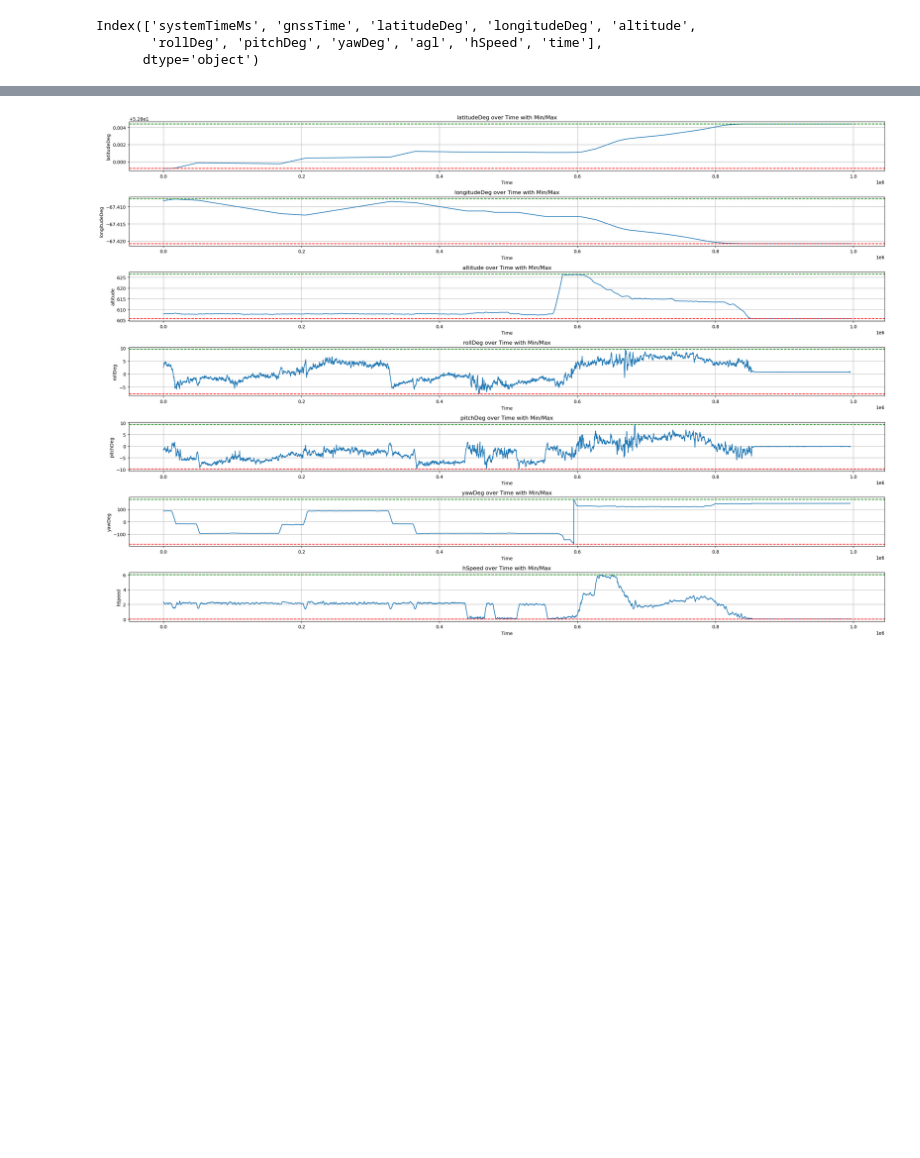
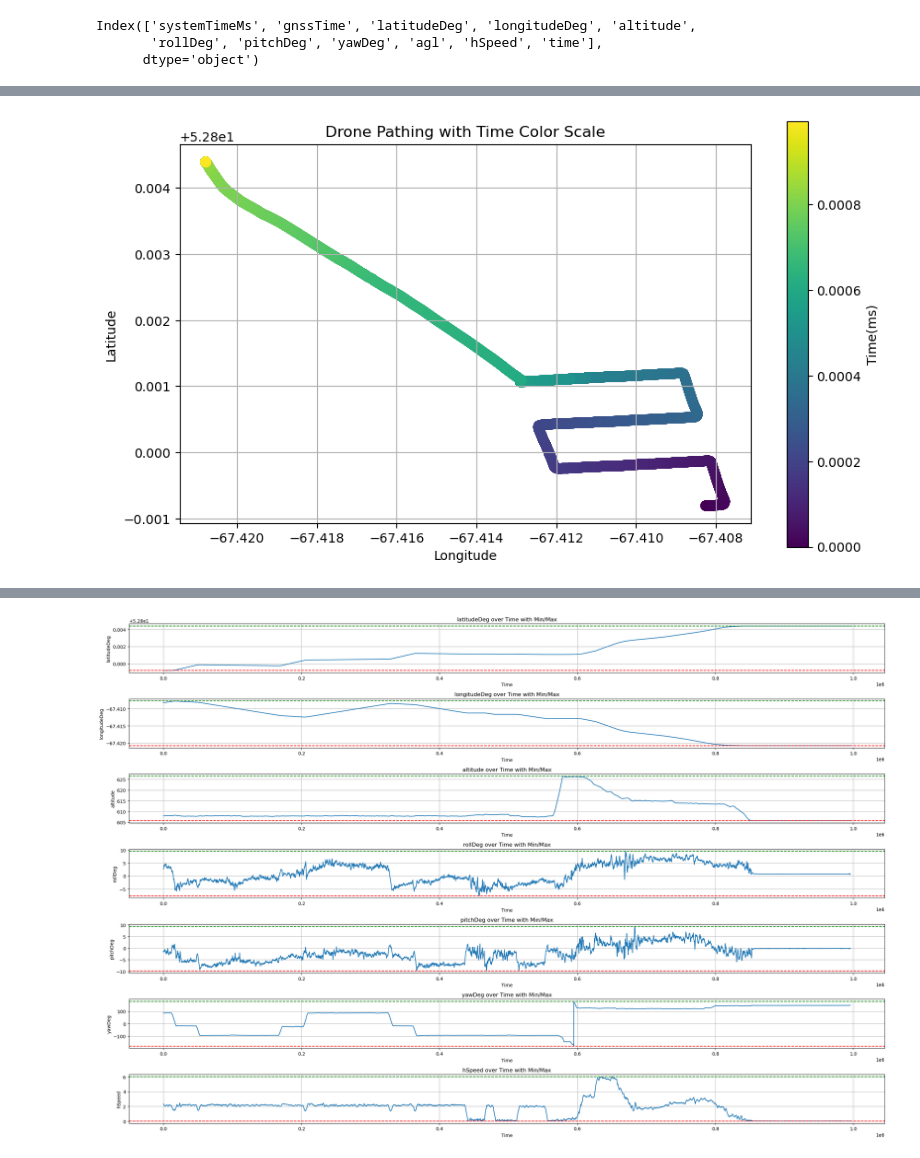
Before and after one commit to ECSE463-CAPSTONE/uav-modeling, a Jupyter notebook: Preliminary_Analysis/analysis.ipynb, the cells around one changed output, grey strips where cells are left out. Saved outputs shown, nothing was run; the diff lists cells and outputs as text; code cells hidden in the pictures; blank space fills up the shorter version.

```diff
--- a/Preliminary_Analysis/analysis.ipynb
+++ b/Preliminary_Analysis/analysis.ipynb
@@ -129,3 +123,42 @@ Name: count, Length: 9957, dtype: int64
+# %%
+import pandas as pd
+import geopandas as gpd
+import matplotlib.pyplot as plt
+from shapely.geometry import Point
+import matplotlib.colors as mcolors
+
+# Step 1: Load Data from CSV
+df = pd.read_csv(r"Data/run 18/combined_file.csv")
+
+# Ensure 'time' is in a datetime format for easier handling
+df['time'] = pd.to_datetime(df['TimeMs'])
+
+# Step 2: Convert to GeoDataFrame
+geometry = [Point(xy) for xy in zip(df['longitudeDeg'], df['latitudeDeg'])]
+gdf = gpd.GeoDataFrame(df, geometry=geometry, crs="EPSG:4326")
+
+# Normalize the time data for color mapping
+norm = mcolors.Normalize(vmin=df['time'].min().timestamp(), vmax=df['time'].max().timestamp())
+sm = plt.cm.ScalarMappable(cmap='viridis', norm=norm)  # Choose a colormap, e.g., 'viridis'
+
+# Step 3: Plotting the GeoDataFrame with a color scale based on time
+fig, ax = plt.subplots(figsize=(10, 6))
+
+# Plot each point with color mapped to time
+gdf.plot(ax=ax, color=[sm.to_rgba(t.timestamp()) for t in df['time']], markersize=50)
+
+# Adding the color bar to represent the time values
+cbar = plt.colorbar(sm, ax=ax)
+cbar.set_label('Time(ms)')
+
+# Adding labels and grid
+plt.title('Drone Pathing with Time Color Scale')
+plt.xlabel('Longitude')
+plt.ylabel('Latitude')
+plt.grid(True)
+plt.show()
+# %% [output]
+[figure, added]
 # %%
 import pandas as pd
 import geopandas as gpd
```
Also changed, not shown: parts of 4 cells of this notebook, 4 other files.
